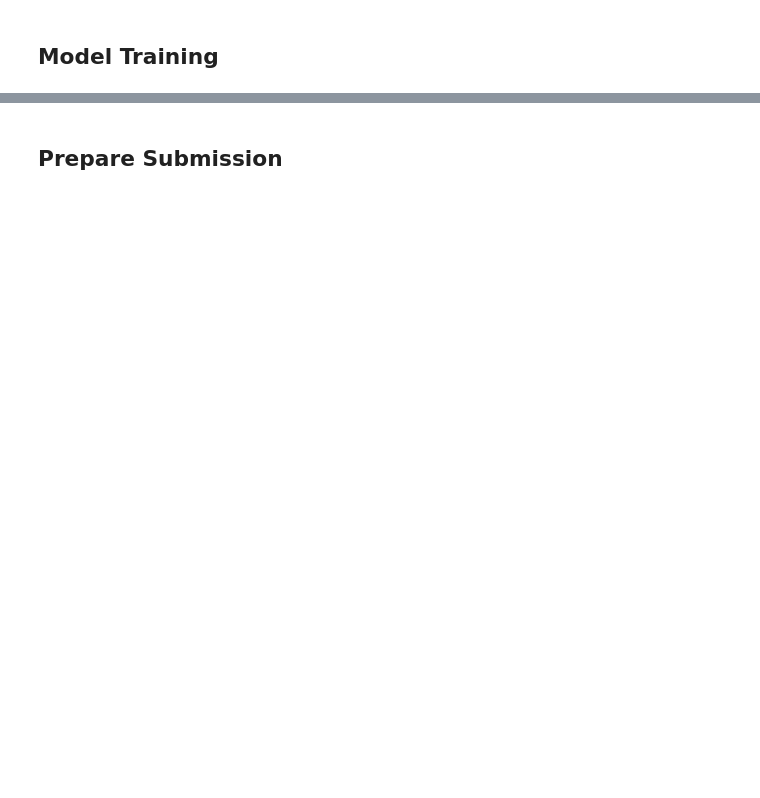
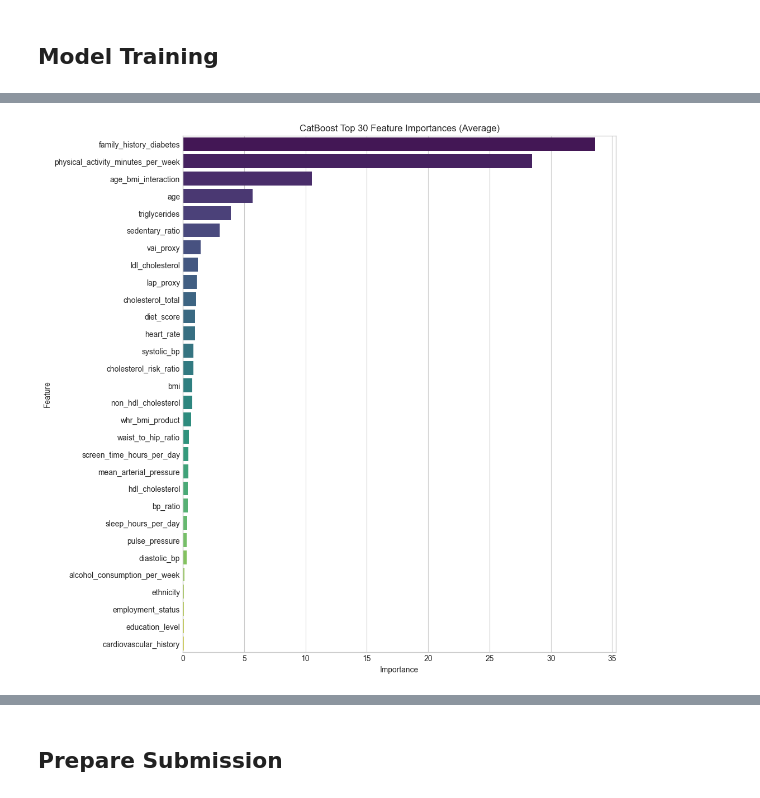
Before and after one commit to SteveTarter/kaggle-playground-series, a Jupyter notebook: 2025/s5e12/ps-s5e12-catboost.ipynb, the cells around one changed output, grey strips where cells are left out. Saved outputs shown, nothing was run; the diff lists cells and outputs as text; code cells hidden in the pictures; blank space fills up the shorter version.

```diff
--- a/2025/s5e12/ps-s5e12-catboost.ipynb
+++ b/2025/s5e12/ps-s5e12-catboost.ipynb
@@ -613,0 +589,4 @@ Features with 0 Importance (Pruned): 0
+# %%
+mviz.plot_feature_importance(models, show_values=True)
+# %% [output]
+[figure, added]
```
Also changed, not shown: parts of 23 cells of this notebook, 9 other files.
